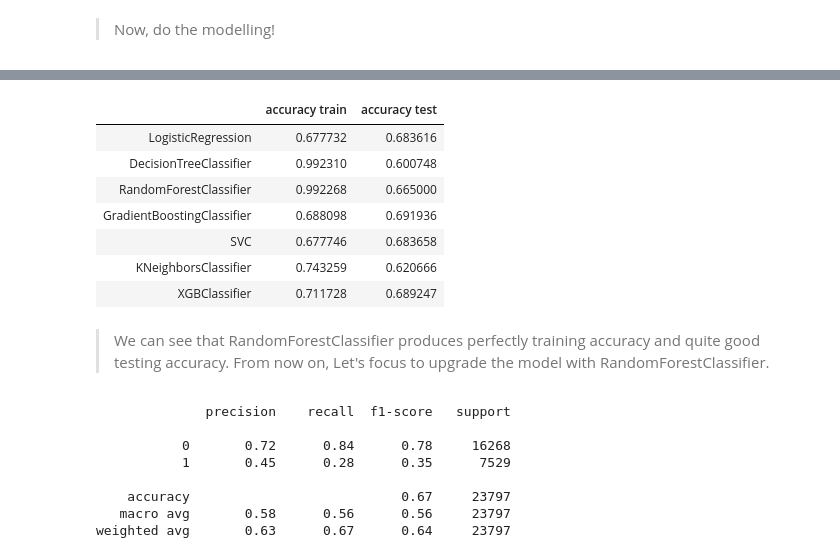
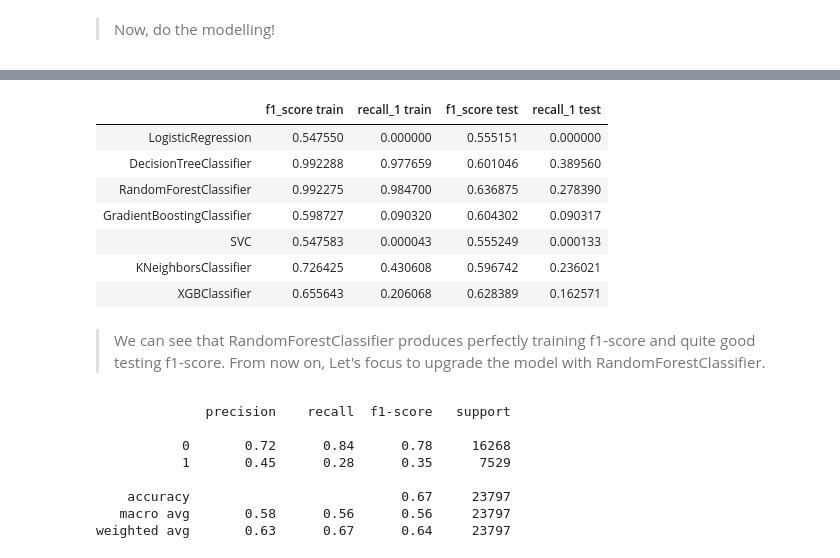
Before and after one commit to alvinhizra9/Final_Project_JCDS02_PurwadhikaBDG, a Jupyter notebook: final_project.ipynb, the cells around one changed output, grey strips where cells are left out. Drawn from its saved outputs; the diff is of its cells as text; code cells hidden in the pictures.

```diff
--- a/final_project.ipynb
+++ b/final_project.ipynb
@@ -542,23 +552,27 @@ X_train, X_test, y_train, y_test = train_test_split(X,y,random_state=101)
 # %%
-acc_train = []
-acc_test = []
+f1_train = []
+f1_test = []
+rec_train = []
+rec_test = []
 for item in models:
     model = item()
     model.fit(X_train,y_train)
-    acc_train.append(accuracy_score(y_train,model.predict(X_train)))
-    acc_test.append(accuracy_score(y_test,model.predict(X_test)))
-pd.DataFrame(zip(acc_train,acc_test),columns=['accuracy train','accuracy test'],index=model_name)
+    f1_train.append(f1_score(y_train,model.predict(X_train),average='weighted'))
+    f1_test.append(f1_score(y_test,model.predict(X_test),average='weighted'))
+    rec_train.append(recall_score(y_train,model.predict(X_train),average=None)[1])
+    rec_test.append(recall_score(y_test,model.predict(X_test),average=None)[1])
+pd.DataFrame(zip(f1_train,rec_train,f1_test,rec_test),columns=['f1_score train','recall_1 train','f1_score test','recall_1 test'],index=model_name)
 # %% [output]
-|  | accuracy train | accuracy test |
-| LogisticRegression | 0.677732 | 0.683616 |
-| DecisionTreeClassifier | 0.992310 | 0.600748 |
-| RandomForestClassifier | 0.992268 | 0.665000 |
-| GradientBoostingClassifier | 0.688098 | 0.691936 |
-| SVC | 0.677746 | 0.683658 |
-| KNeighborsClassifier | 0.743259 | 0.620666 |
-| XGBClassifier | 0.711728 | 0.689247 |
+|  | f1_score train | recall_1 train | f1_score test | recall_1 test |
+| LogisticRegression | 0.547550 | 0.000000 | 0.555151 | 0.000000 |
+| DecisionTreeClassifier | 0.992288 | 0.977659 | 0.601046 | 0.389560 |
+| RandomForestClassifier | 0.992275 | 0.984700 | 0.636875 | 0.278390 |
+| GradientBoostingClassifier | 0.598727 | 0.090320 | 0.604302 | 0.090317 |
+| SVC | 0.547583 | 0.000043 | 0.555249 | 0.000133 |
+| KNeighborsClassifier | 0.726425 | 0.430608 | 0.596742 | 0.236021 |
+| XGBClassifier | 0.655643 | 0.206068 | 0.628389 | 0.162571 |
 # %% [markdown]
-> We can see that RandomForestClassifier produces perfectly training accuracy and quite good testing accuracy. From now on, Let's focus to upgrade the model with RandomForestClassifier.
+> We can see that RandomForestClassifier produces perfectly training f1-score and quite good testing f1-score. From now on, Let's focus to upgrade the model with RandomForestClassifier.
 # %%
 rfc = RandomForestClassifier(random_state=101)
 rfc.fit(X_train,y_train)
```
Also changed, not shown: parts of 10 cells of this notebook.
